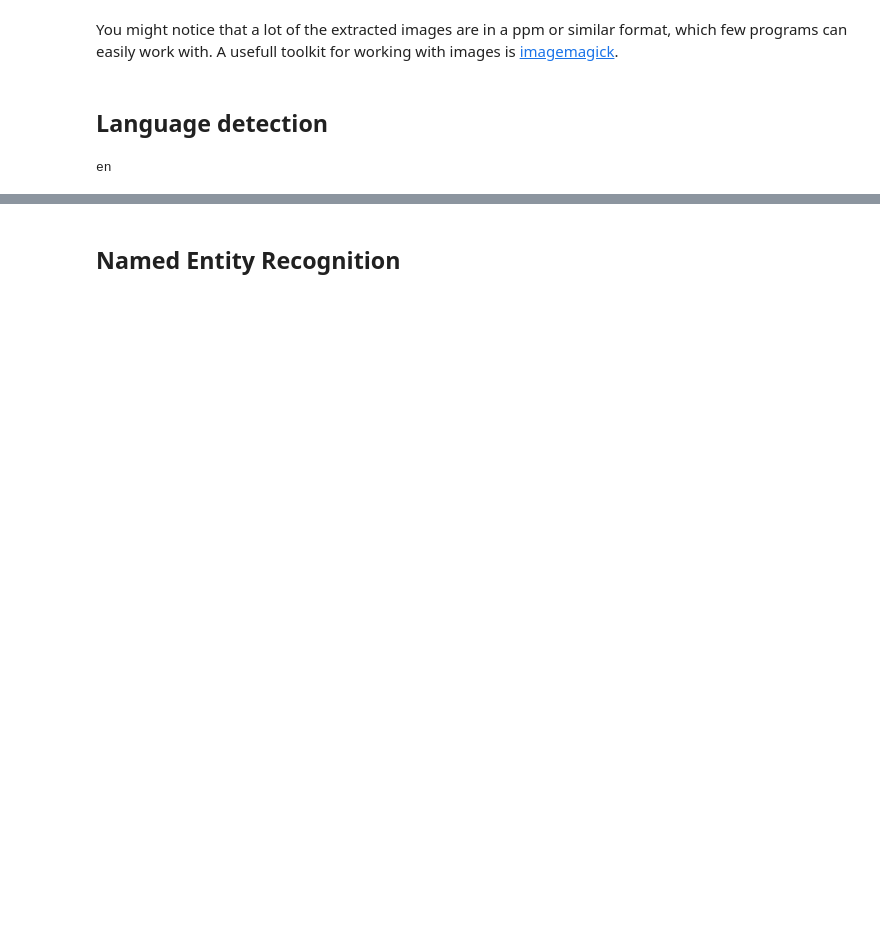
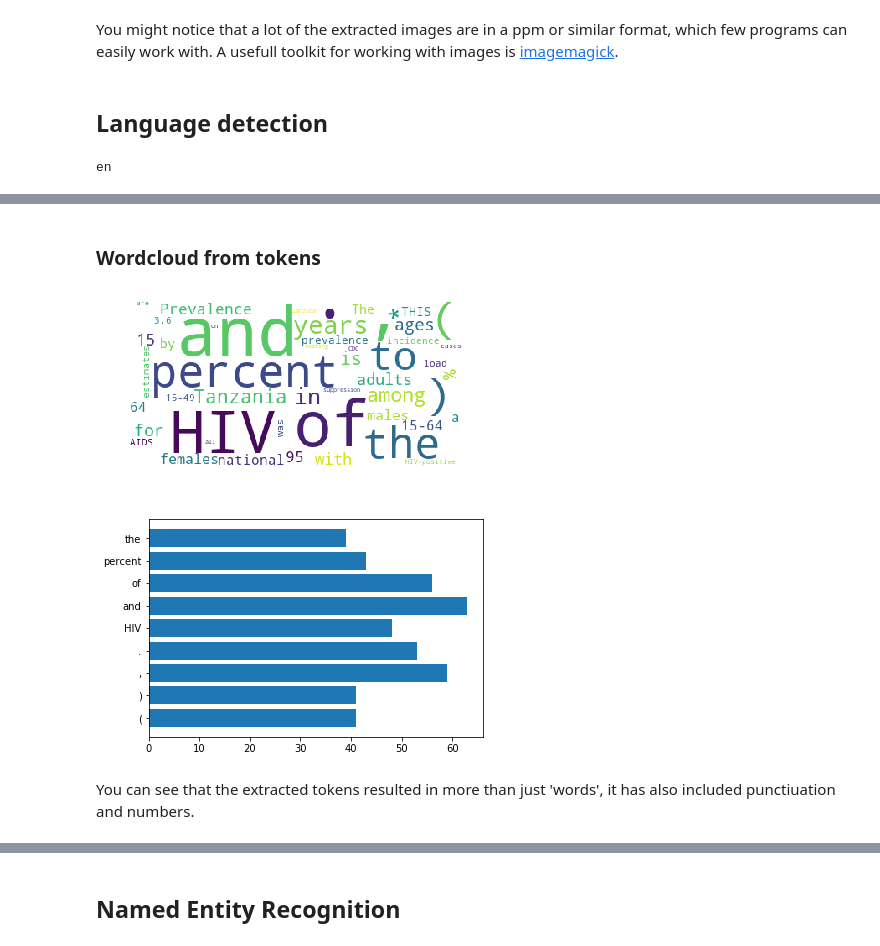
Before and after one commit to rouxrei/disummit2018, a Jupyter notebook: jupyter notebook/DISummit 2018.ipynb, the cells around one changed output, grey strips where cells are left out. Saved outputs shown, nothing was run; the diff lists cells and outputs as text; code cells hidden in the pictures; blank space fills up the shorter version.

```diff
--- a/jupyter notebook/DISummit 2018.ipynb
+++ b/jupyter notebook/DISummit 2018.ipynb
@@ -174,0 +212,10 @@ When using this for the first time, you need to download this model first!
+# %% [markdown]
+### Wordcloud from tokens
+# %%
+# concatenate all the tokenized sentences into a single list
+gen_wc_barh([token for sent in tokenized_sentences for token in sent])
+# %% [output]
+[figure, added]
+[figure, added]
+# %% [markdown]
+You can see that the extracted tokens resulted in more than just 'words', it has also included punctiuation and numbers.
```
Also changed, not shown: parts of 25 cells of this notebook, 2 other files.
